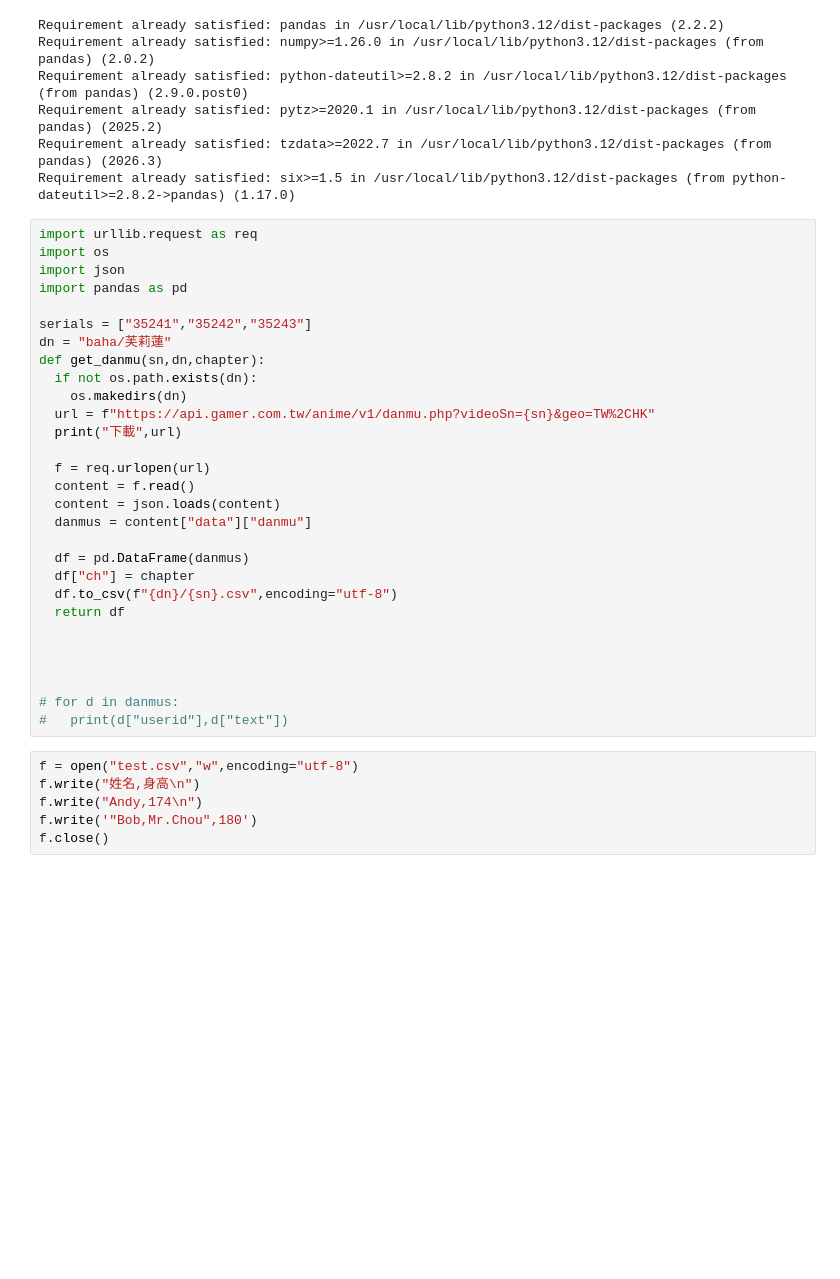
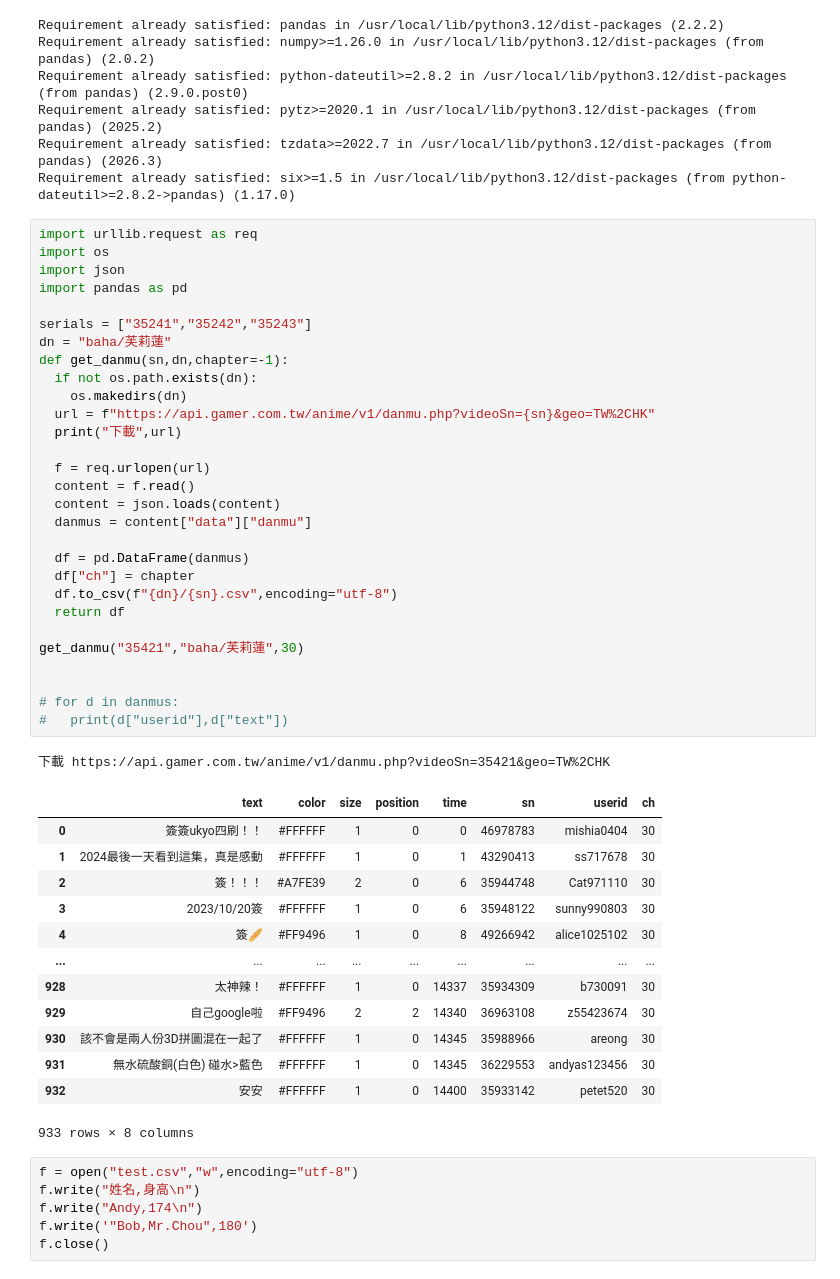
Before and after one commit to sum78435-lang/pythontibame, a Jupyter notebook: webscrap.ipynb, the cells around one changed output. Cells and saved outputs as stored; diff of their text form; blank space fills up the shorter version.

```diff
--- a/webscrap.ipynb
+++ b/webscrap.ipynb
@@ -12,32 +12,47 @@ Requirement already satisfied: six>=1.5 in /usr/local/lib/python3.12/dist-packag
 # %%
 import urllib.request as req
 import os
 import json
 import pandas as pd
 
 serials = ["35241","35242","35243"]
 dn = "baha/芙莉蓮"
-def get_danmu(sn,dn,chapter):
+def get_danmu(sn,dn,chapter=-1):
   if not os.path.exists(dn):
     os.makedirs(dn)
   url = f"https://api.gamer.com.tw/anime/v1/danmu.php?videoSn={sn}&geo=TW%2CHK"
   print("下載",url)
 
   f = req.urlopen(url)
   content = f.read()
   content = json.loads(content)
   danmus = content["data"]["danmu"]
 
   df = pd.DataFrame(danmus)
   df["ch"] = chapter
   df.to_csv(f"{dn}/{sn}.csv",encoding="utf-8")
   return df
 
-
+get_danmu("35421","baha/芙莉蓮",30)
 
 
 # for d in danmus:
 #   print(d["userid"],d["text"])
+# %% [output]
+下載 https://api.gamer.com.tw/anime/v1/danmu.php?videoSn=35421&geo=TW%2CHK
+|  | text | color | size | position | time | sn | userid | ch |
+| 0 | 簽簽ukyo四刷！！ | #FFFFFF | 1 | 0 | 0 | 46978783 | mishia0404 | 30 |
+| 1 | 2024最後一天看到這集，真是感動 | #FFFFFF | 1 | 0 | 1 | 43290413 | ss717678 | 30 |
+| 2 | 簽！！！ | #A7FE39 | 2 | 0 | 6 | 35944748 | Cat971110 | 30 |
+| 3 | 2023/10/20簽 | #FFFFFF | 1 | 0 | 6 | 35948122 | sunny990803 | 30 |
+| 4 | 簽🥖 | #FF9496 | 1 | 0 | 8 | 49266942 | alice1025102 | 30 |
+| ... | ... | ... | ... | ... | ... | ... | ... | ... |
+| 928 | 太神辣！ | #FFFFFF | 1 | 0 | 14337 | 35934309 | b730091 | 30 |
+| 929 | 自己google啦 | #FF9496 | 2 | 2 | 14340 | 36963108 | z55423674 | 30 |
+| 930 | 該不會是兩人份3D拼圖混在一起了 | #FFFFFF | 1 | 0 | 14345 | 35988966 | areong | 30 |
+| 931 | 無水硫酸銅(白色) 碰水>藍色 | #FFFFFF | 1 | 0 | 14345 | 36229553 | andyas123456 | 30 |
+| 932 | 安安 | #FFFFFF | 1 | 0 | 14400 | 35933142 | petet520 | 30 |
+933 rows × 8 columns
 # %%
 f = open("test.csv","w",encoding="utf-8")
 f.write("姓名,身高\n")
```
Also changed, not shown: parts of 4 cells of this notebook.
